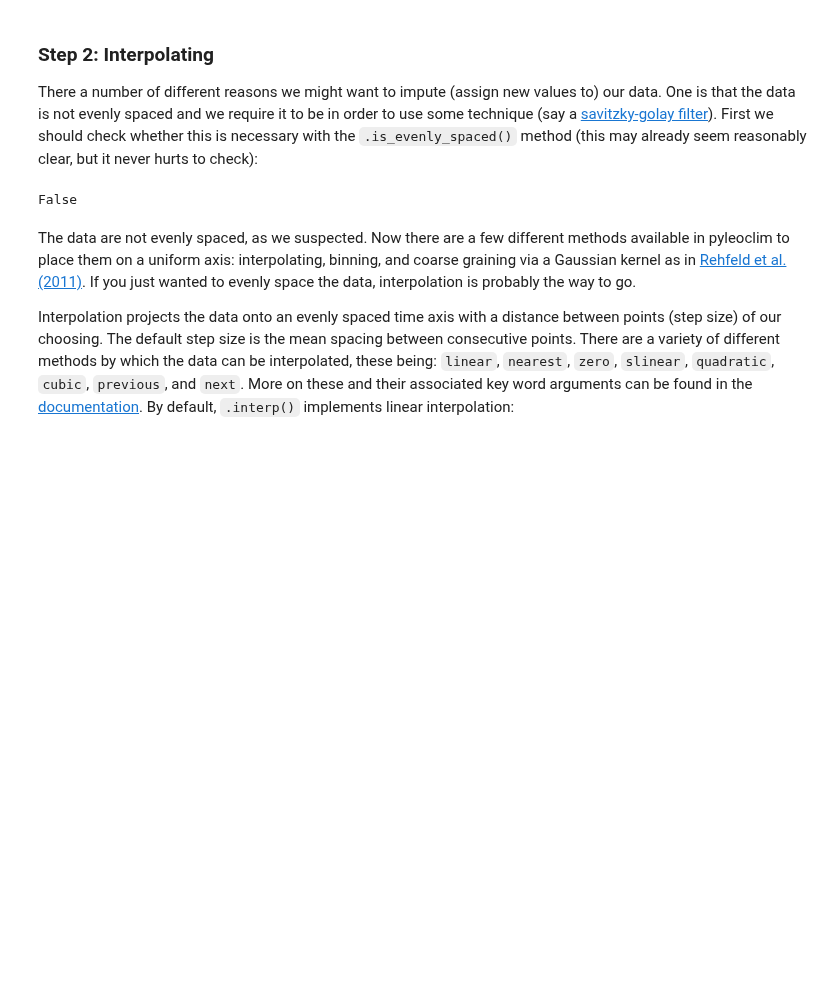
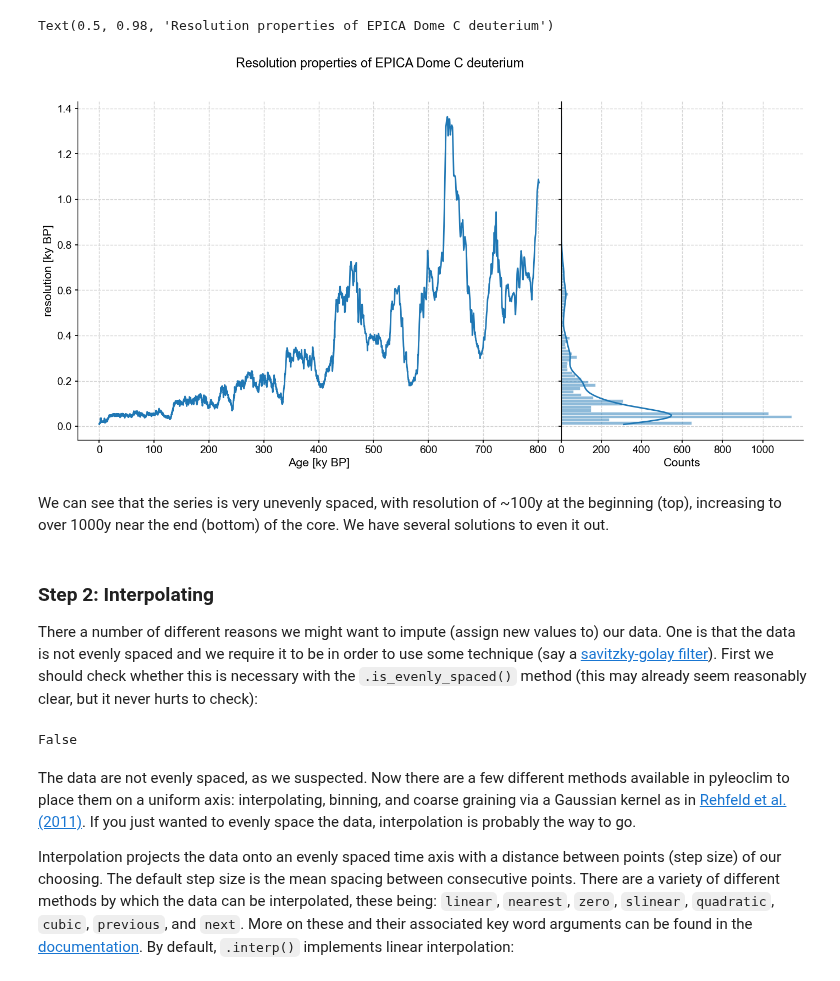
Before and after one commit to LinkedEarth/PyleoTutorials, a Jupyter notebook: notebooks/L1_uniform_time_sampling.ipynb, the cells around one changed output. Cells and saved outputs as stored; diff of their text form; code cells hidden in the pictures; blank space fills up the shorter version.

```diff
--- a/notebooks/L1_uniform_time_sampling.ipynb
+++ b/notebooks/L1_uniform_time_sampling.ipynb
@@ -78,3 +53,22 @@ d18Osw.plot()
+# %%
+from matplotlib import gridspec
+gs = gridspec.GridSpec(1, 3, wspace=0)
+gs.update(left=0, right=1.2)
+ax = {}
+res = ts.resolution()
+fig = plt.figure(figsize=[11, 8])
+ax['res'] = fig.add_subplot(gs[0, :-1])
+res.plot(ax=ax['res'])
+ax['res_hist'] = fig.add_subplot(gs[0, -1:])
+res.histplot(ax=ax['res_hist'],ylabel='Counts',vertical=True)
+ax['res_hist'].set_yticklabels([])
+ax['res_hist'].set_ylabel('')
+fig.suptitle(f'Resolution properties of {ts.label}')
+# %% [output]
+Text(0.5, 0.98, 'Resolution properties of EPICA Dome C deuterium')
+[figure, added]
+# %% [markdown]
+We can see that the series is very unevenly spaced, with resolution of ~100y at the beginning (top), increasing to over 1000y near the end (bottom) of the core. We have several solutions to even it out.
 # %% [markdown]
 ### Step 2: Interpolating
 
```
Also changed, not shown: parts of 9 cells of this notebook, 1 other file.
